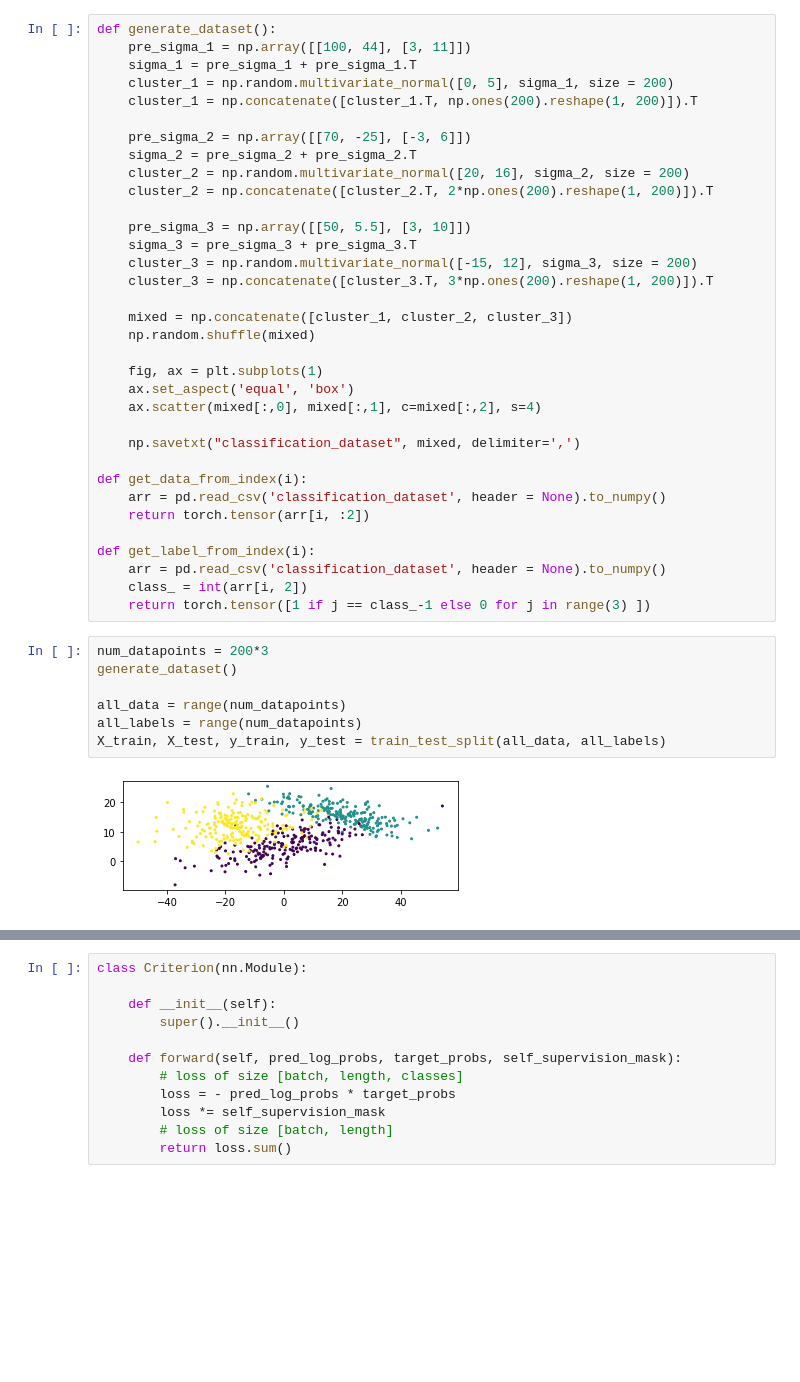
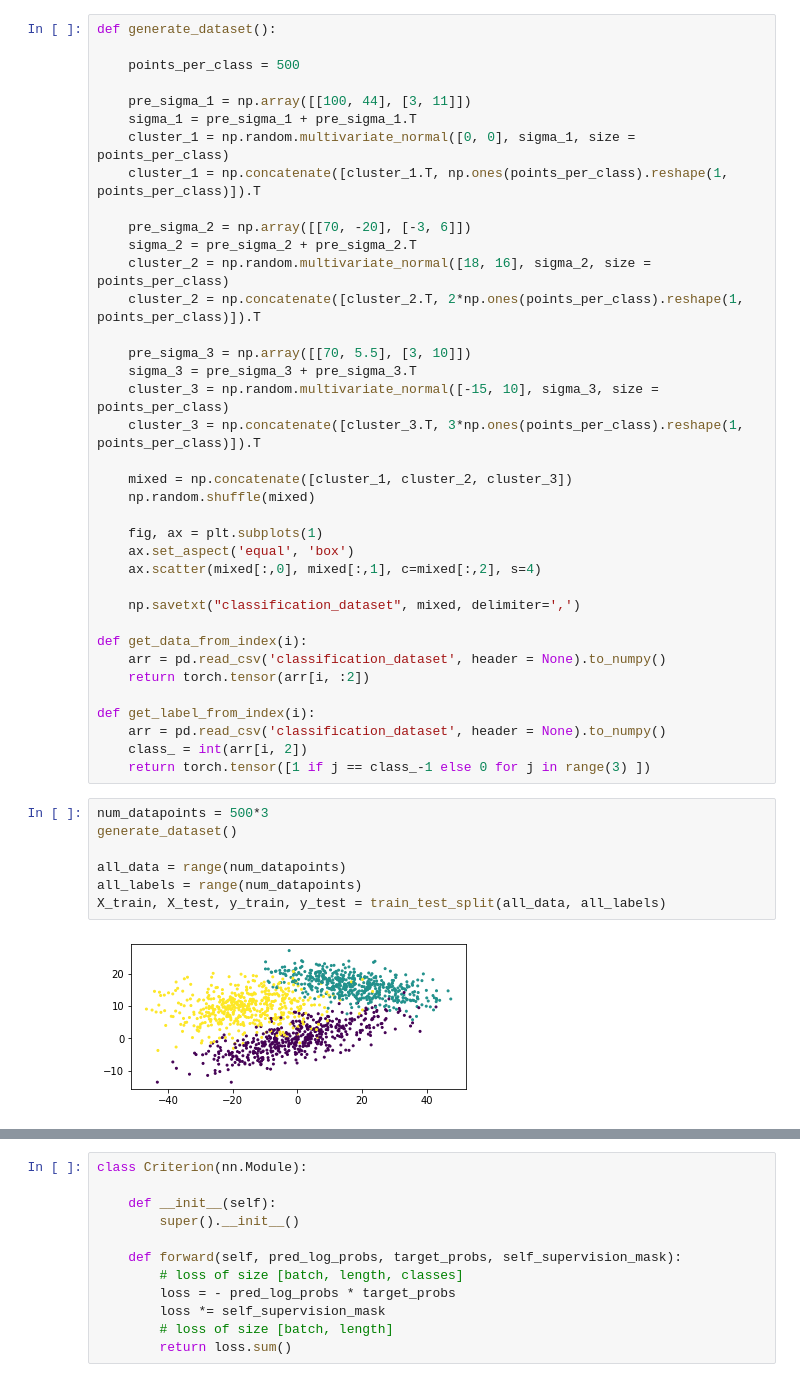
Before and after one commit to puria-radmard/AL4ST, a Jupyter notebook: testsite.ipynb, the cells around one changed output, grey strips where cells are left out. Cells and saved outputs as stored; diff of their text form; blank space fills up the shorter version.

```diff
--- a/testsite.ipynb
+++ b/testsite.ipynb
@@ -21,19 +28,22 @@ from IPython import display
 # %%
 def generate_dataset():
+
+    points_per_class = 500
+
     pre_sigma_1 = np.array([[100, 44], [3, 11]])
     sigma_1 = pre_sigma_1 + pre_sigma_1.T
-    cluster_1 = np.random.multivariate_normal([0, 5], sigma_1, size = 200)
-    cluster_1 = np.concatenate([cluster_1.T, np.ones(200).reshape(1, 200)]).T
+    cluster_1 = np.random.multivariate_normal([0, 0], sigma_1, size = points_per_class)
+    cluster_1 = np.concatenate([cluster_1.T, np.ones(points_per_class).reshape(1, points_per_class)]).T
 
-    pre_sigma_2 = np.array([[70, -25], [-3, 6]])
+    pre_sigma_2 = np.array([[70, -20], [-3, 6]])
     sigma_2 = pre_sigma_2 + pre_sigma_2.T
-    cluster_2 = np.random.multivariate_normal([20, 16], sigma_2, size = 200)
-    cluster_2 = np.concatenate([cluster_2.T, 2*np.ones(200).reshape(1, 200)]).T
+    cluster_2 = np.random.multivariate_normal([18, 16], sigma_2, size = points_per_class)
+    cluster_2 = np.concatenate([cluster_2.T, 2*np.ones(points_per_class).reshape(1, points_per_class)]).T
 
-    pre_sigma_3 = np.array([[50, 5.5], [3, 10]])
+    pre_sigma_3 = np.array([[70, 5.5], [3, 10]])
     sigma_3 = pre_sigma_3 + pre_sigma_3.T
-    cluster_3 = np.random.multivariate_normal([-15, 12], sigma_3, size = 200)
-    cluster_3 = np.concatenate([cluster_3.T, 3*np.ones(200).reshape(1, 200)]).T
+    cluster_3 = np.random.multivariate_normal([-15, 10], sigma_3, size = points_per_class)
+    cluster_3 = np.concatenate([cluster_3.T, 3*np.ones(points_per_class).reshape(1, points_per_class)]).T
 
     mixed = np.concatenate([cluster_1, cluster_2, cluster_3])
     np.random.shuffle(mixed)
@@ -53,14 +63,14 @@ def get_label_from_index(i):
     class_ = int(arr[i, 2])
     return torch.tensor([1 if j == class_-1 else 0 for j in range(3) ])
 # %%
-num_datapoints = 200*3
+num_datapoints = 500*3
 generate_dataset()
 
 all_data = range(num_datapoints)
 all_labels = range(num_datapoints)
 X_train, X_test, y_train, y_test = train_test_split(all_data, all_labels)
 # %% [output]
-[figure, old version]
+[figure, new version]
 # %%
 class MulticlassNN(nn.Module):
 
```
Also changed, not shown: parts of 12 cells of this notebook, 20 other files.
